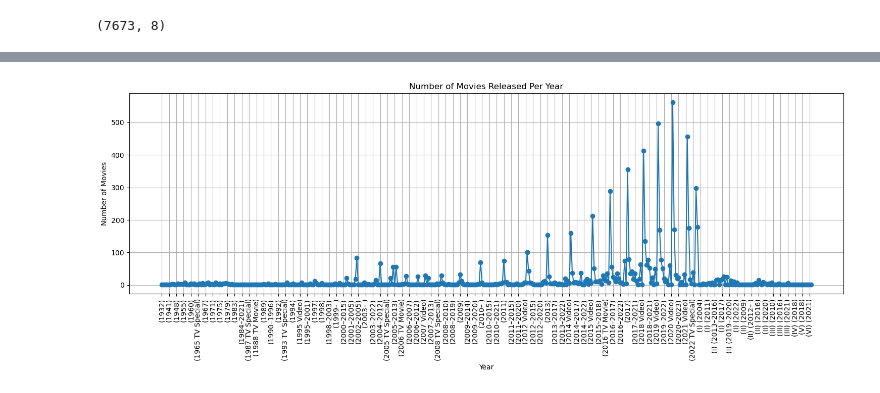
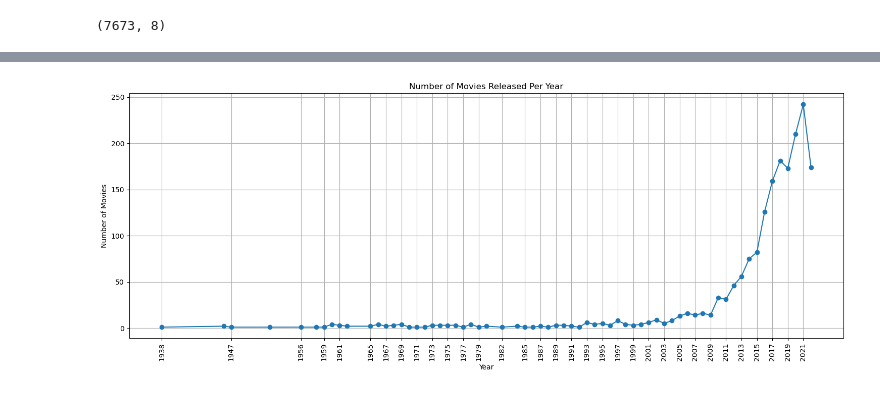
Before and after one commit to myrabel/LUX, a Jupyter notebook: Capstone/IMDB.ipynb, the cells around one changed output, grey strips where cells are left out. Drawn from its saved outputs; the diff is of its cells as text; code cells hidden in the pictures.

Commit message:
Included a df for movies and series

```diff
--- a/Capstone/IMDB.ipynb
+++ b/Capstone/IMDB.ipynb
@@ -154,0 +149,4 @@ KeyError: 'year'
+# %%
+newdf['runtime'] = newdf['duration'].str.extract(r'(\d+)')
+newdf['runtime'] = newdf['runtime'].fillna(0).astype(int)
+newdf.head()
@@ -154,0 +170,10 @@ KeyError: 'year'
+# %%
+def categorize_runtime(runtime):
+    if runtime >= 100:
+        return 'Movie'
+    else:
+        return 'Series'
+
+# Apply the function to create a new column
+newdf['category'] = df['runtime'].apply(categorize_runtime)
+newdf.head(10)
@@ -154,0 +197,5 @@ KeyError: 'year'
+# %%
+movies_df = newdf[newdf['category'] == 'Movie']
+del movies_df['end_year']
+del movies_df['duration']
+movies_df.head(10)
@@ -154,0 +214,3 @@ KeyError: 'year'
+# %%
+movies_per_year = movies_df['start_year'].value_counts().sort_index()
+movies_per_year.head()
@@ -155,16 +225,16 @@ KeyError: 'year'
 # %%
 plt.figure(figsize=(15, 6))
 plt.plot(movies_per_year.index, movies_per_year.values, marker='o')
 plt.title('Number of Movies Released Per Year')
 plt.xlabel('Year')
 plt.ylabel('Number of Movies')
 plt.grid()
 
 # Adjust x-axis ticks to skip a few years
 years = movies_per_year.index.tolist()
-plt.xticks(years[::5])  # Display every 5th year on the x-axis
+plt.xticks(years[::2])  # Display every 5th year on the x-axis
 plt.xticks(rotation=90)  # Rotate the x-axis labels by 90 degrees
 plt.tight_layout()
 plt.show()
 # %% [output]
-[figure, old version]
+[figure, new version]
```
Also changed, not shown: parts of 16 cells of this notebook.
